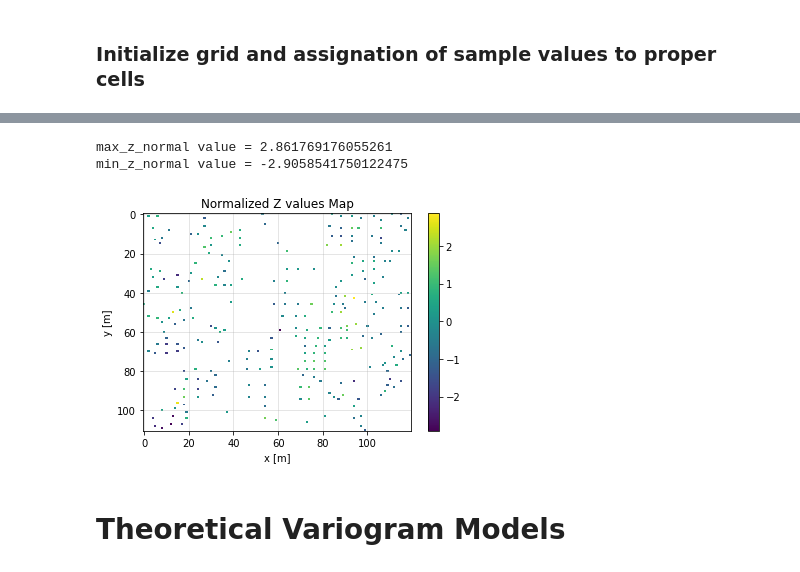
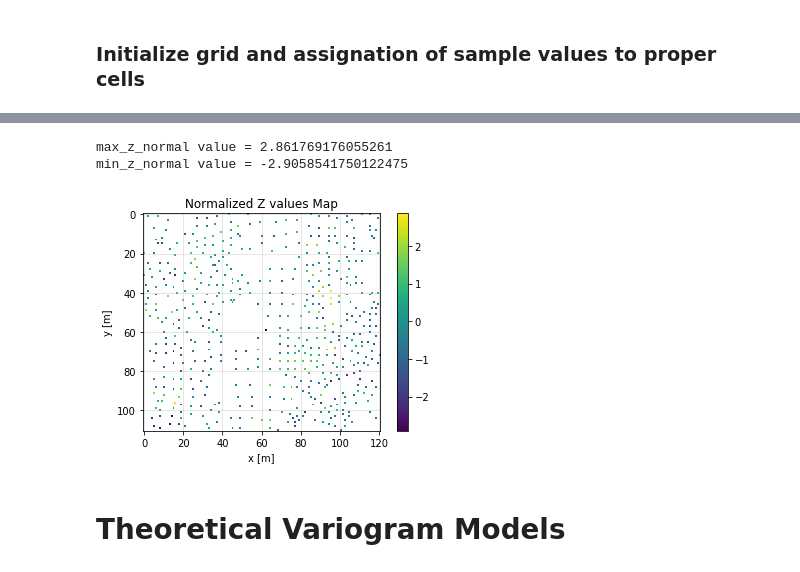
Before and after one commit to sazuluagaz/Geostatistics_Project, a Jupyter notebook: SGS_code_Jimmy_external_data.ipynb, the cells around one changed output, grey strips where cells are left out. Cells and saved outputs as stored; diff of their text form; code cells hidden in the pictures.

```diff
--- a/SGS_code_Jimmy_external_data.ipynb
+++ b/SGS_code_Jimmy_external_data.ipynb
@@ -255,30 +259,29 @@ Z dimensions = (111, 120)
 # %%
 #Assign value of normalized samples (z) to corresponding cells in initialized matrix (Z)
 
 i=0
 observations_index = []
 while i< x.shape[0]:
     x_i = int(np.round(x[i]/delta_x,0))  #return x_i = colum
     y_i = int(np.round(y[i]/delta_y,0))
     Z[y_i,x_i] = z_norm[i]
     observations_index.append([y_i,x_i])
     i = i+1
 
 print('max_z_normal value =', max(z_norm))
 print('min_z_normal value =', min(z_norm))
 
-plt.imshow(Z)
+plt.imshow(Z, aspect='equal')
 plt.grid(True, alpha=0.4)
-plt.imshow(Z, aspect='auto')
 plt.colorbar()
 plt.title('Normalized Z values Map')
 plt.xlabel('x [m]')
 plt.ylabel('y [m]')
-plt.savefig('sample_grid_map.png', dpi=300) #save a nice .png of this map.
+plt.savefig('7_samples_in_grid_map.png', dpi=300) #save a nice .png of this map.
 # %% [output]
 max_z_normal value = 2.861769176055261
 min_z_normal value = -2.9058541750122475
-[figure, old version]
+[figure, new version]
 # %%
 i=0
 observations_index = []
```
Also changed, not shown: parts of 31 cells of this notebook, 4 other files.
